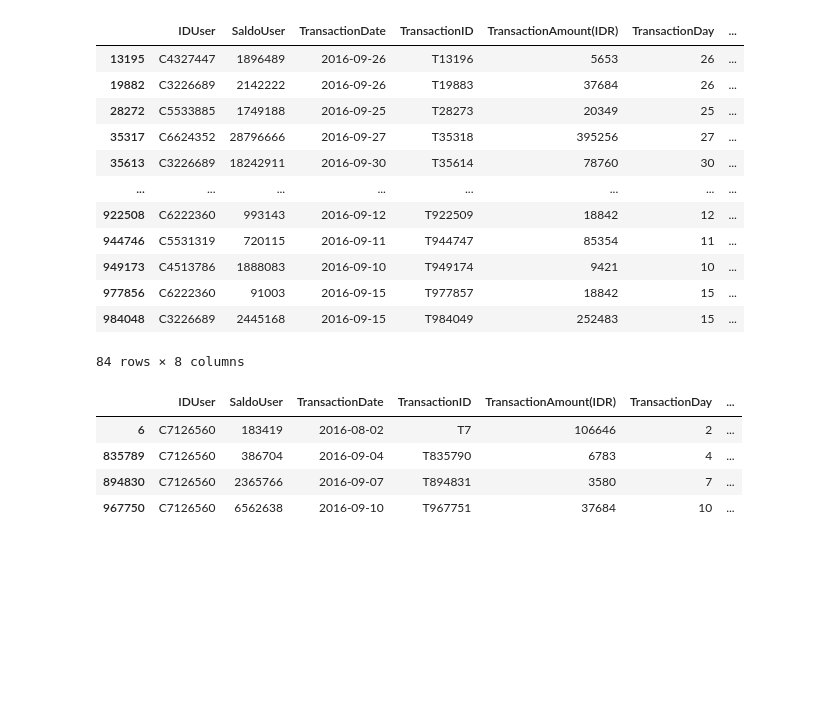
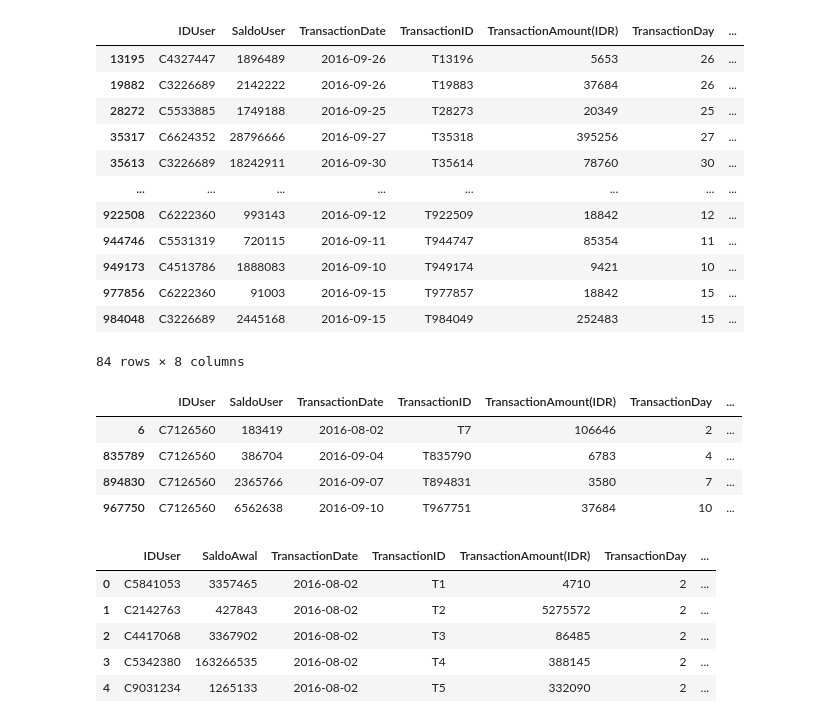
Before and after one commit to alouvre/CapstoneNeeds, a Jupyter notebook: Data_Collecting_FiturPrediksiPolaPengeluaranUser.ipynb, the cells around one changed output. Drawn from its saved outputs; the diff is of its cells as text; code cells hidden in the pictures; blank space fills up the shorter version.

```diff
--- a/Data_Collecting_FiturPrediksiPolaPengeluaranUser.ipynb
+++ b/Data_Collecting_FiturPrediksiPolaPengeluaranUser.ipynb
@@ -343,3 +343,15 @@ data[data['IDUser'] == 'C7126560']
 | 835789 | C7126560 | 386704 | 2016-09-04 | T835790 | 6783 | 4 | ... |
 | 894830 | C7126560 | 2365766 | 2016-09-07 | T894831 | 3580 | 7 | ... |
 | 967750 | C7126560 | 6562638 | 2016-09-10 | T967751 | 37684 | 10 | ... |
+# %%
+# Mengganti nama kolom
+data = data.rename(columns={'SaldoUser': 'SaldoAwal'})
+
+data.head()
+# %% [output]
+|  | IDUser | SaldoAwal | TransactionDate | TransactionID | TransactionAmount(IDR) | TransactionDay | ... |
+| 0 | C5841053 | 3357465 | 2016-08-02 | T1 | 4710 | 2 | ... |
+| 1 | C2142763 | 427843 | 2016-08-02 | T2 | 5275572 | 2 | ... |
+| 2 | C4417068 | 3367902 | 2016-08-02 | T3 | 86485 | 2 | ... |
+| 3 | C5342380 | 163266535 | 2016-08-02 | T4 | 388145 | 2 | ... |
+| 4 | C9031234 | 1265133 | 2016-08-02 | T5 | 332090 | 2 | ... |
```
Also changed, not shown: parts of 2 cells of this notebook.
